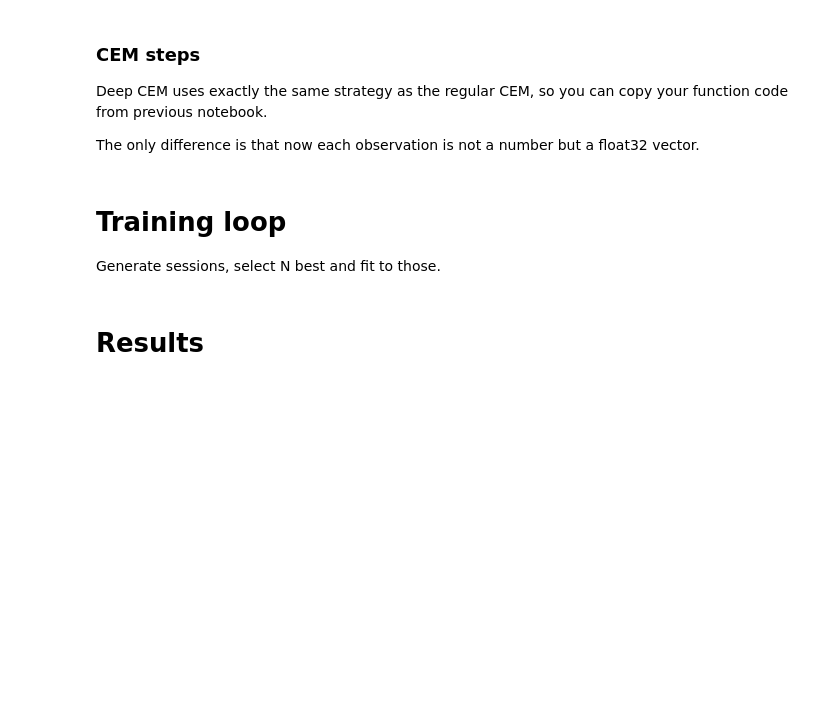
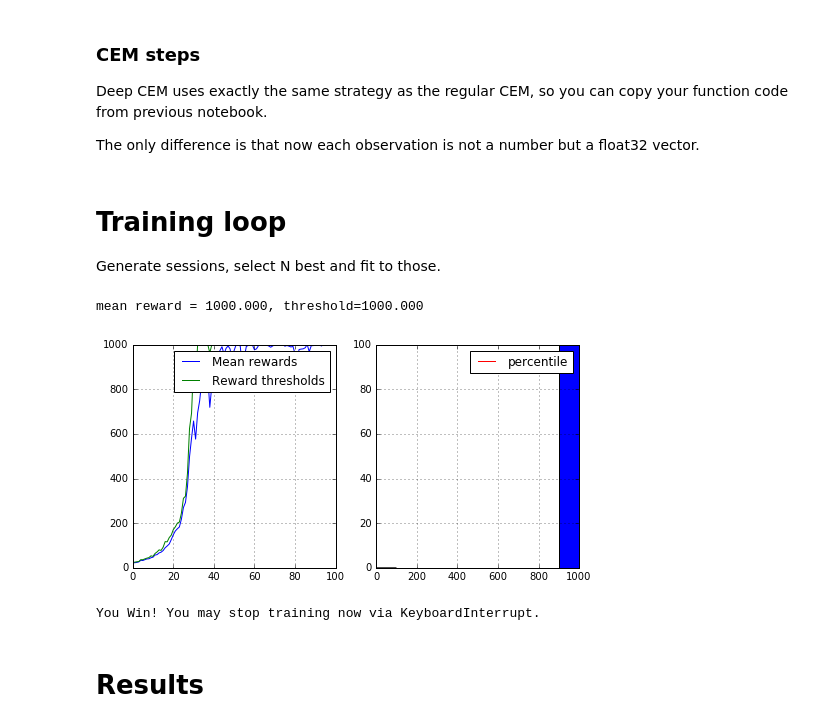
Before and after one commit to PhilippeW83440/Reinforcement-Learning, a Jupyter notebook: coursera-PratcticalRL/W1/deep_crossentropy_method.ipynb, the cells around one changed output. Saved outputs shown, nothing was run; the diff lists cells and outputs as text; code cells hidden in the pictures; blank space fills up the shorter version.

```diff
--- a/coursera-PratcticalRL/W1/deep_crossentropy_method.ipynb
+++ b/coursera-PratcticalRL/W1/deep_crossentropy_method.ipynb
@@ -36,0 +62,4 @@ agent.fit([env.reset()]*n_actions, list(range(n_actions)));
+# %%
+pipo = [0.1, 0.9]
+for i in range(10):
+    print(np.random.choice(2,1, p=pipo))
@@ -41,13 +81,16 @@ def generate_session(t_max=1000):
     total_reward = 0
 
     s = env.reset()
+    print(s)
 
     for t in range(t_max):
 
         # a vector of action probabilities in current state
         probs = agent.predict_proba([s])[0]
 
-        a = <sample action with such probabilities>
+        #a = <sample action with such probabilities>
+        # e.g. probs = [0.1 0.9]
+        a = np.random.choice(n_actions, 1, p=probs)[0]
 
         new_s, r, done, info = env.step(a)
 
@@ -65,7 +126,7 @@ Deep CEM uses exactly the same strategy as the regular CEM, so you can copy your
 
 The only difference is that now each observation is not a number but a float32 vector.
 # %%
-def select_elites(states_batch,actions_batch,rewards_batch,percentile=50):
+def select_elites(states_batch, actions_batch, rewards_batch, percentile=50):
     """
     Select states and actions from games that have rewards >= percentile
     :param states_batch: list of lists of states, states_batch[session_i][t]
@@ -80,11 +141,18 @@ def select_elites(states_batch,actions_batch,rewards_batch,percentile=50):
     If you're confused, see examples below. Please don't assume that states are integers (they'll get different later).
     """
 
-    reward_threshold = <Compute minimum reward for elite sessions. Hint: use np.percentile>
+    #reward_threshold = <Compute minimum reward for elite sessions. Hint: use np.percentile>
+    reward_threshold = np.percentile(rewards_batch, percentile)
 
 
-    elite_states  = <your code here>
-    elite_actions = <your code here>
+    #elite_states  = <your code here>
+    #elite_actions = <your code here>
+
+    elite_states, elite_actions = [], []
+    for i in range(len(rewards_batch)):
+        if rewards_batch[i] >= reward_threshold:
+            elite_states.extend(states_batch[i])
+            elite_actions.extend(actions_batch[i])
 
     return elite_states, elite_actions
 # %% [markdown]
@@ -121,22 +189,29 @@ def show_progress(batch_rewards, log, percentile, reward_range=[-990,+10]):
 # %%
 n_sessions = 100
 percentile = 70
 log = []
 
 for i in range(100):
     #generate new sessions
-    sessions = [<generate a list of n_sessions new sessions>]
+    #sessions = [<generate a list of n_sessions new sessions>]
+    %time sessions = [generate_session() for _ in range(n_sessions)]
 
-    batch_states,batch_actions,batch_rewards = map(np.array, zip(*sessions))
+    batch_states, batch_actions, batch_rewards = map(np.array, zip(*sessions))
 
-    elite_states, elite_actions = <select elite actions just like before>
+    #elite_states, elite_actions = <select elite actions just like before>
+    elite_states, elite_actions = select_elites(batch_states, batch_actions, batch_rewards, percentile)
 
-    <fit agent to predict elite_actions(y) from elite_states(X)>
+    #<fit agent to predict elite_actions(y) from elite_states(X)>
+    agent.fit(elite_states, elite_actions)
 
     show_progress(batch_rewards, log, percentile, reward_range=[0,np.max(batch_rewards)])
 
     if np.mean(batch_rewards)> 190:
         print("You Win! You may stop training now via KeyboardInterrupt.")
+# %% [output]
+mean reward = 1000.000, threshold=1000.000
+[figure, added]
+You Win! You may stop training now via KeyboardInterrupt.
 # %% [markdown]
 # Results
 # %%
```
Also changed, not shown: parts of 9 cells of this notebook.
